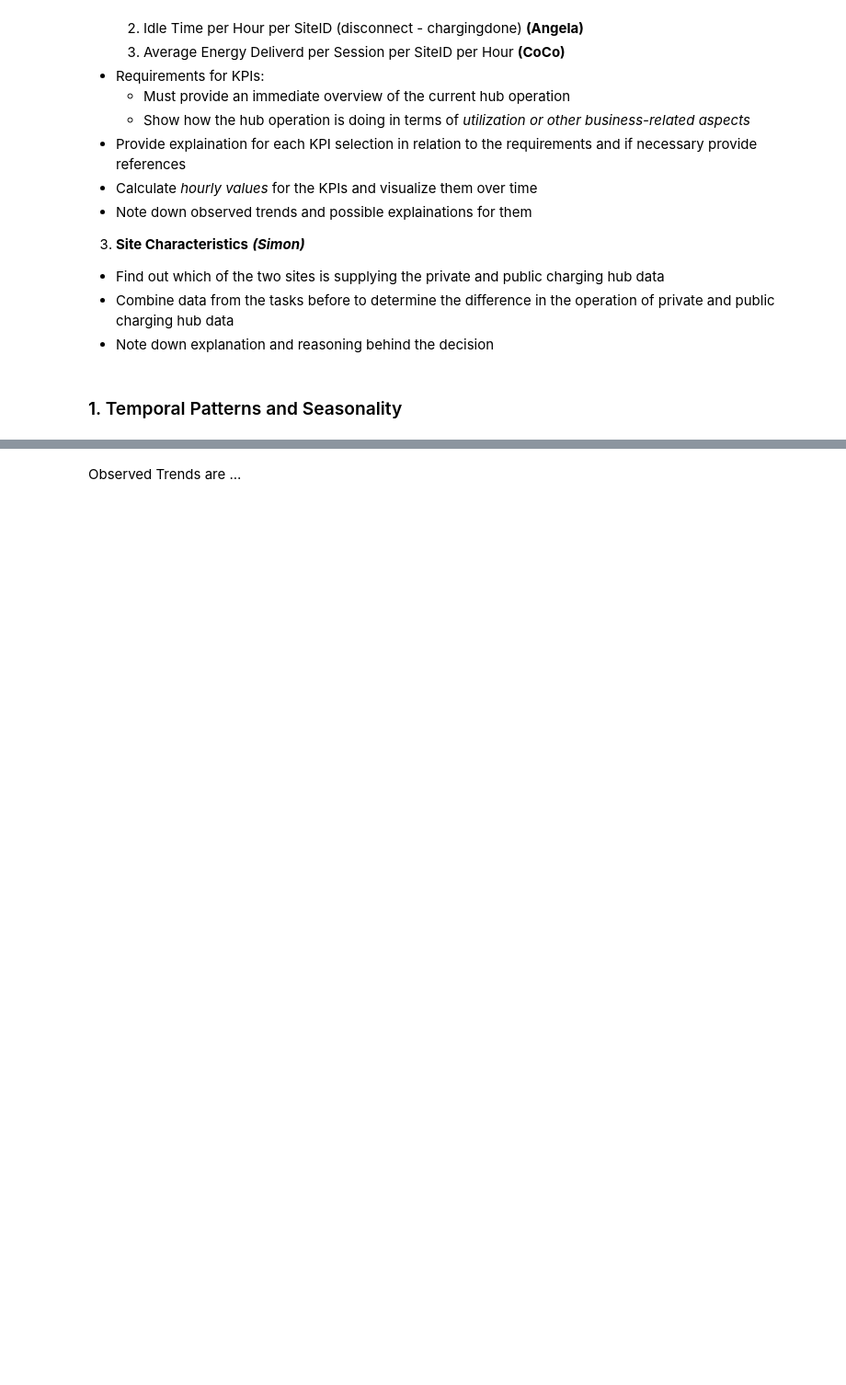
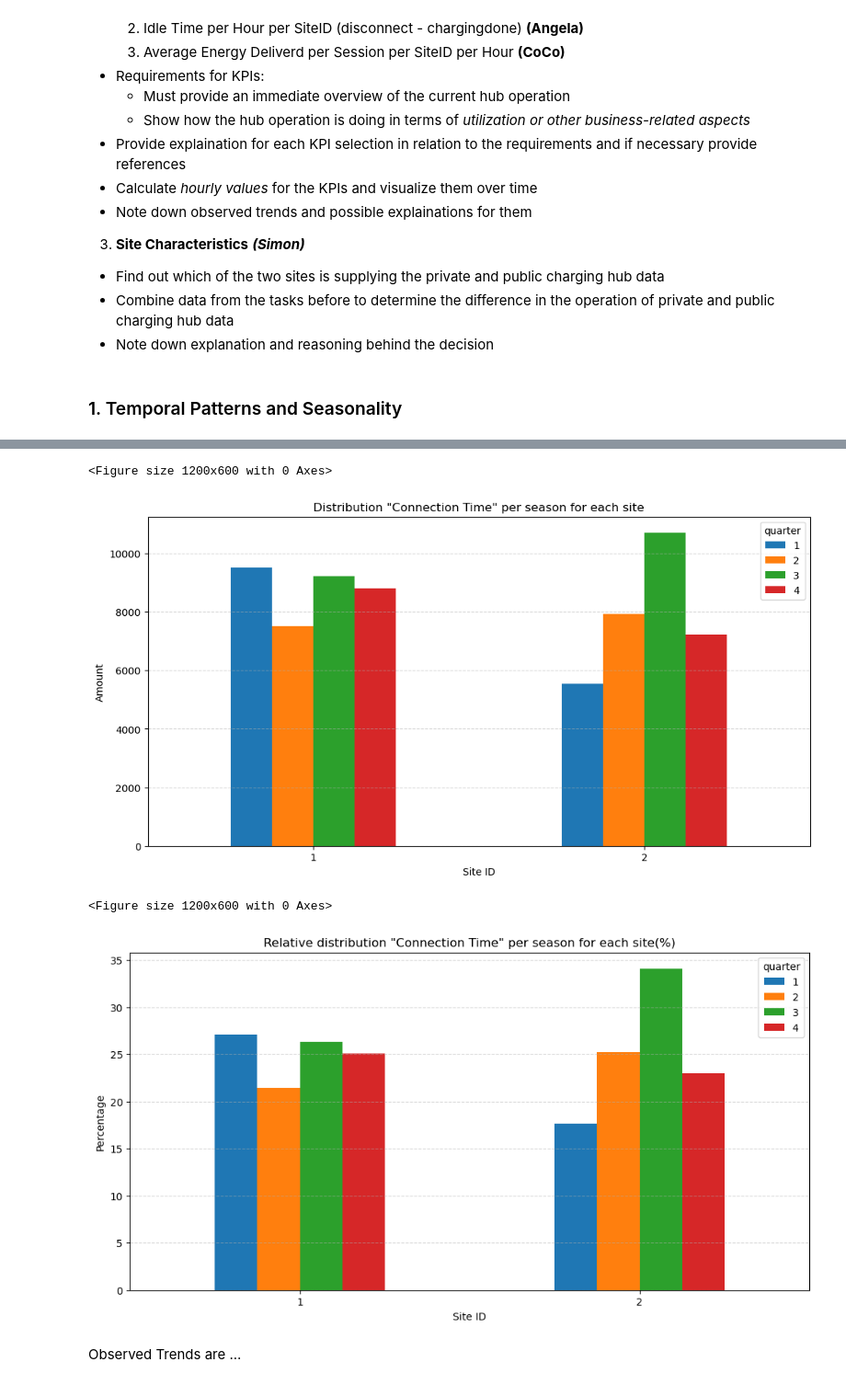
Before and after one commit to angfe/TheOptimizers, a Jupyter notebook: 02_Descriptive_Analytics.ipynb, the cells around one changed output, grey strips where cells are left out. Shown at 92% size. Saved outputs shown, nothing was run; the diff lists cells and outputs as text; code cells hidden in the pictures; blank space fills up the shorter version.

Commit message:
Temporal patterns (day, season)

```diff
--- a/02_Descriptive_Analytics.ipynb
+++ b/02_Descriptive_Analytics.ipynb
@@ -47,3 +92,43 @@ weather_data = pd.read_csv("weather_burbank_airport.csv")
+# %%
+# Demonstrate how the number of charging events varies between the seasons
+# The seasons in Los Angeles correspond to the quarters approximately, which is why these were used as a divider.
+
+# Convert time into datetime
+charging_sessions_data['connectionTime'] = pd.to_datetime(charging_sessions_data['connectionTime'])
+
+# Retrieve the quarter
+charging_sessions_data['quarter'] = charging_sessions_data['connectionTime'].dt.quarter
+
+# Calculation of the absolute distribution per quarter and location
+absolute_counts_quarter_site = charging_sessions_data.groupby(['siteID', 'quarter']).size().unstack(fill_value=0)
+
+# Calculation of the relative distribution (percentage) per location
+relative_counts_quarter_site = absolute_counts_quarter_site.div(absolute_counts_quarter_site.sum(axis=1), axis=0) * 100
+
+# Plotting the absolute distribution
+plt.figure(figsize=(12, 6))
+absolute_counts_quarter_site.plot(kind='bar', figsize=(12, 6))
+plt.title('Distribution "Connection Time" per season for each site')
+plt.xlabel('Site ID')
+plt.ylabel('Amount')
+plt.xticks(rotation=0)
+plt.grid(axis='y', linestyle='--', alpha=0.5)
+
+# Plotting the relative distribution
+plt.figure(figsize=(12, 6))
+relative_counts_quarter_site.plot(kind='bar', figsize=(12, 6))
+plt.title('Relative distribution "Connection Time" per season for each site(%)')
+plt.xlabel('Site ID')
+plt.ylabel('Percentage')
+plt.xticks(rotation=0)
+plt.grid(axis='y', linestyle='--', alpha=0.5)
+
+plt.show()
+# %% [output]
+<Figure size 1200x600 with 0 Axes>
+[figure, added]
+<Figure size 1200x600 with 0 Axes>
+[figure, added]
 # %% [markdown]
 Observed Trends are ...
 # %% [markdown]
```
Also changed, not shown: parts of 3 cells of this notebook.
